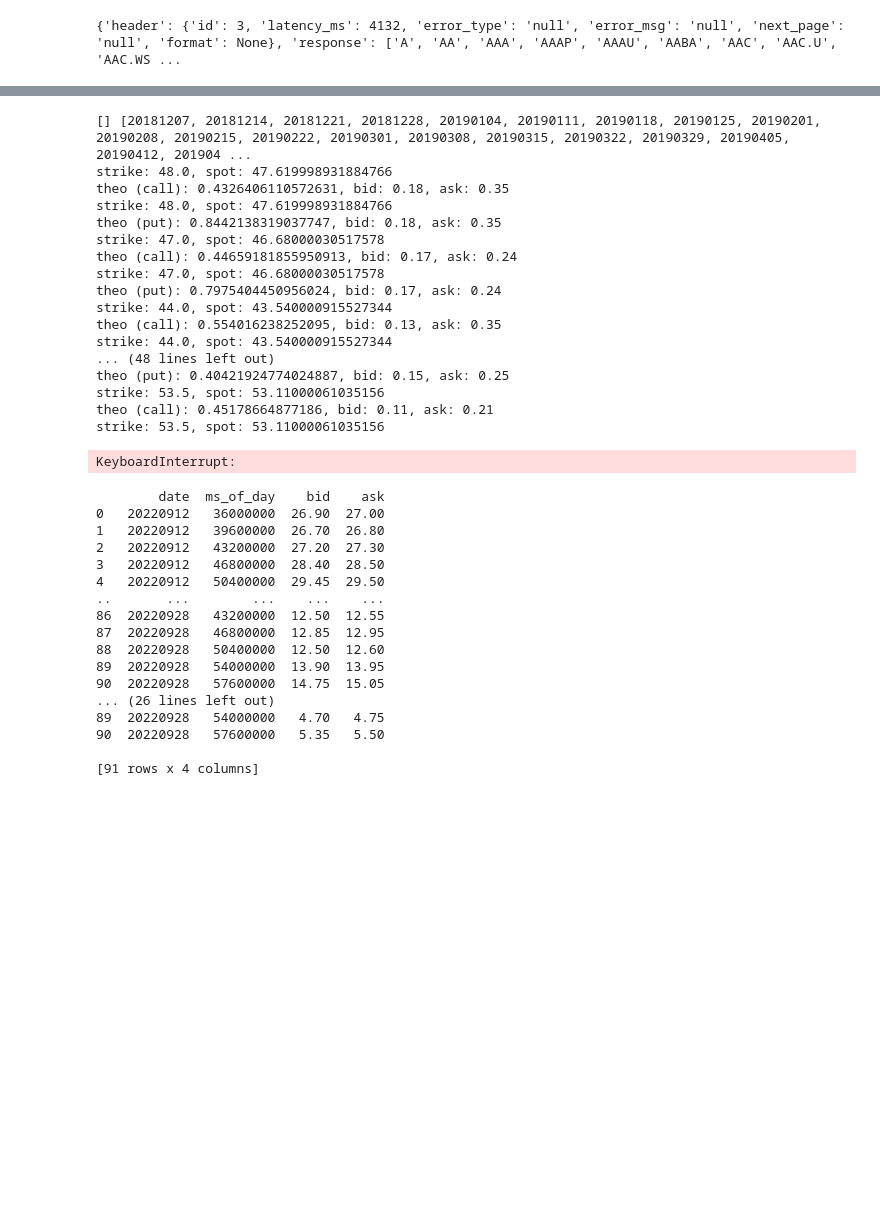
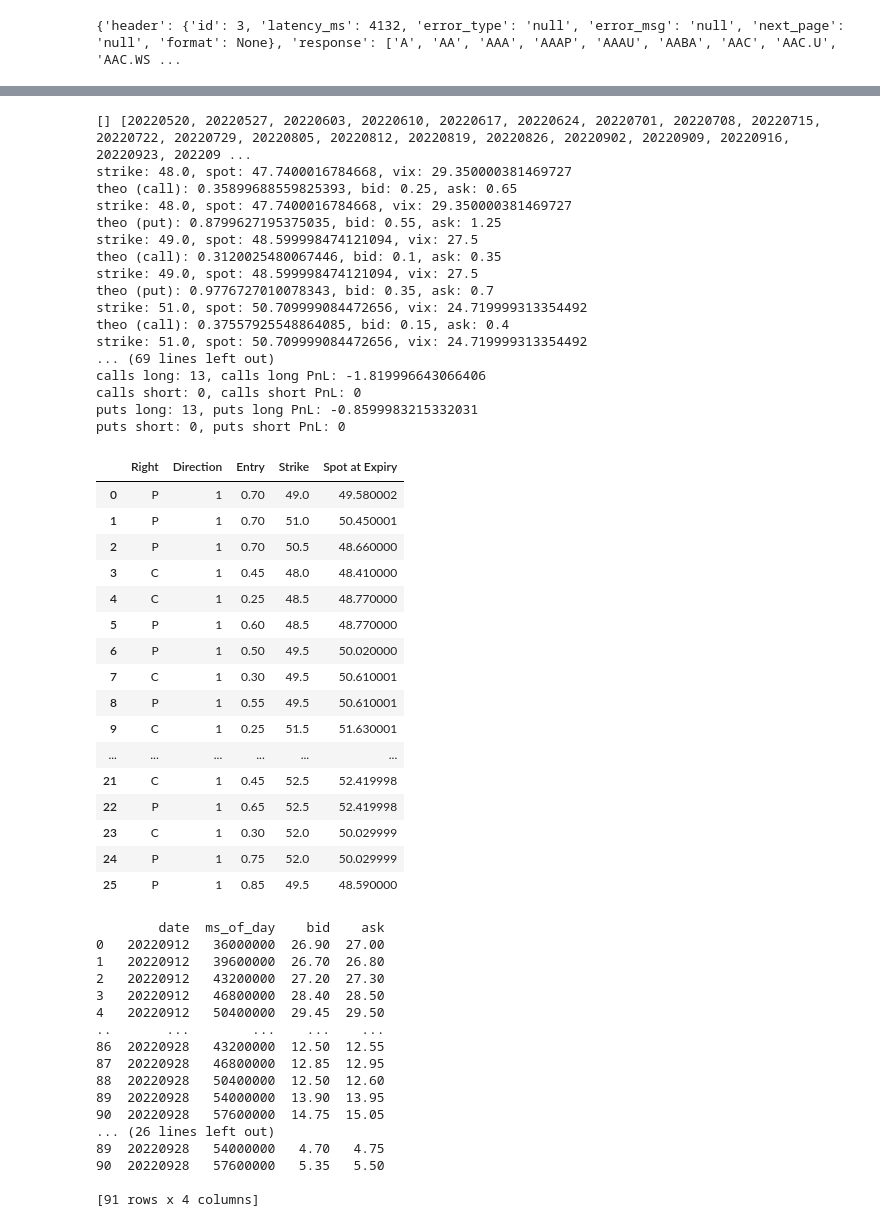
Before and after one commit to xjonwang/gt-trading-club-vix-skew, a Jupyter notebook: roots.ipynb, the cells around one changed output, grey strips where cells are left out. Drawn from its saved outputs; the diff is of its cells as text; code cells hidden in the pictures; blank space fills up the shorter version.

```diff
--- a/roots.ipynb
+++ b/roots.ipynb
@@ -353,9 +273,0 @@ class Model:
-# %%
-class Engine:
-    def __init__(self, root: str, start_date: dt.date):
-        self.pnl = 0
-        self.spot_price = pdr.get_data_yahoo([root], start_date, dt.date.today(), progress=False)['Adj Close']
-
-    def pnl_option_to_expiry(self, entry: float, strike: float, exp: dt.date, right: Right, direction: int):
-        #print(f"direction: {direction}, entry: {entry}, right: {right.value}, strike: {strike}, spot: {self.spot_price[exp.strftime('%Y-%m-%d')]}")
-        self.pnl += direction * (max((int(right==Right.CALL) - int(right==Right.PUT))*(self.spot_price[exp.strftime("%Y-%m-%d")] - strike), 0) - entry)
@@ -365,8 +465,8 @@ flag = False
 svix_expirations = client.get_expirations(root="SVIX")["response"][-280:-250]
 svxy_expirations = client.get_expirations(root="SVXY")["response"][-280:-80]
 print(svix_expirations, svxy_expirations)
-svix_model = Model("SVIX", dt.date(2000, 1, 1))
-svxy_model = Model("SVXY", dt.date(2000, 1, 1))
+#svix_model = Model("SVIX", dt.date(2000, 1, 1))
+#svxy_model = Model("SVXY", dt.date(2000, 1, 1))
 engine = Engine("SVXY", dt.date(2000, 1, 1))
 
 svxy_start_dates = []
@@ -397,51 +497,68 @@ for exp, start_date in zip(svxy_expirations, svxy_start_dates):
 
     spot_price = svxy.iloc[0]
     spot_vix = vix.iloc[0]
     index = bisect.bisect_left(strikes, spot_price * 1000)
     try:
         strike_price = strikes[index]
     except:
         strike_price = strikes[index - 1]
     K = strike_price / 1000
 
     try:
         chain_call = wrapper_client.get_chain_over_time(root="SVXY", exp=exp, strike=strike_price, right=Right.CALL, ivl=3600000, start_date=start_date, end_date=start_date)
         chain_put = wrapper_client.get_chain_over_time(root="SVXY", exp=exp, strike=strike_price, right=Right.PUT, ivl=3600000, start_date=start_date, end_date=start_date)
     except:
         continue
 
     last_call = chain_call.iloc[-1]
     last_put = chain_put.iloc[-1]
 
-    call_signal = svxy_model.signal(strike=K, spot=spot_price, bid=last_call["bid"], ask=last_call["ask"], right=Right.CALL, spot_vix=spot_vix, verbose=True)
-    put_signal = svxy_model.signal(strike=K, spot=spot_price, bid=last_put["bid"], ask=last_put["ask"], right=Right.PUT, spot_vix=spot_vix, verbose=True)
+    call_signal = svxy_model.signal(strike=K, spot=spot_price, bid=last_call["bid"], ask=last_call["ask"], right=Right.CALL, spot_vix=spot_vix)
+    put_signal = svxy_model.signal(strike=K, spot=spot_price, bid=last_put["bid"], ask=last_put["ask"], right=Right.PUT, spot_vix=spot_vix)
     if flag: print(f"SVXY {exp} {strike_price} {call_signal} {put_signal}")
     if call_signal == 1:
         engine.pnl_option_to_expiry(entry=last_call["ask"], strike=K, exp=exp_datetime, right=Right.CALL, direction=1)
     elif call_signal == -1:
         engine.pnl_option_to_expiry(entry=last_call["bid"], strike=K, exp=exp_datetime, right=Right.CALL, direction=-1)
     if put_signal == 1:
         engine.pnl_option_to_expiry(entry=last_put["ask"], strike=K, exp=exp_datetime, right=Right.PUT, direction=1)
     elif put_signal == -1:
         engine.pnl_option_to_expiry(entry=last_put["bid"], strike=K, exp=exp_datetime, right=Right.PUT, direction=-1)
 
-print(engine.pnl)
+engine.print_pnl()
+engine.get_trades()
 # %% [output]
-[] [20181207, 20181214, 20181221, 20181228, 20190104, 20190111, 20190118, 20190125, 20190201, 20190208, 20190215, 20190222, 20190301, 20190308, 20190315, 20190322, 20190329, 20190405, 20190412, 201904 ...
-strike: 48.0, spot: 47.619998931884766
-theo (call): 0.4326406110572631, bid: 0.18, ask: 0.35
-strike: 48.0, spot: 47.619998931884766
-theo (put): 0.8442138319037747, bid: 0.18, ask: 0.35
-strike: 47.0, spot: 46.68000030517578
-theo (call): 0.44659181855950913, bid: 0.17, ask: 0.24
-strike: 47.0, spot: 46.68000030517578
-theo (put): 0.7975404450956024, bid: 0.17, ask: 0.24
-strike: 44.0, spot: 43.540000915527344
-theo (call): 0.554016238252095, bid: 0.13, ask: 0.35
-strike: 44.0, spot: 43.540000915527344
-... (48 lines left out)
-theo (put): 0.40421924774024887, bid: 0.15, ask: 0.25
-strike: 53.5, spot: 53.11000061035156
-theo (call): 0.45178664877186, bid: 0.11, ask: 0.21
-strike: 53.5, spot: 53.11000061035156
+[] [20220520, 20220527, 20220603, 20220610, 20220617, 20220624, 20220701, 20220708, 20220715, 20220722, 20220729, 20220805, 20220812, 20220819, 20220826, 20220902, 20220909, 20220916, 20220923, 202209 ...
+strike: 48.0, spot: 47.7400016784668, vix: 29.350000381469727
+theo (call): 0.35899688559825393, bid: 0.25, ask: 0.65
+strike: 48.0, spot: 47.7400016784668, vix: 29.350000381469727
+theo (put): 0.8799627195375035, bid: 0.55, ask: 1.25
+strike: 49.0, spot: 48.599998474121094, vix: 27.5
+theo (call): 0.3120025480067446, bid: 0.1, ask: 0.35
+strike: 49.0, spot: 48.599998474121094, vix: 27.5
+theo (put): 0.9776727010078343, bid: 0.35, ask: 0.7
+strike: 51.0, spot: 50.709999084472656, vix: 24.719999313354492
+theo (call): 0.37557925548864085, bid: 0.15, ask: 0.4
+strike: 51.0, spot: 50.709999084472656, vix: 24.719999313354492
+... (69 lines left out)
+calls long: 13, calls long PnL: -1.819996643066406
+calls short: 0, calls short PnL: 0
+puts long: 13, puts long PnL: -0.8599983215332031
+puts short: 0, puts short PnL: 0
-KeyboardInterrupt:
+|  | Right | Direction | Entry | Strike | Spot at Expiry |
+| 0 | P | 1 | 0.70 | 49.0 | 49.580002 |
+| 1 | P | 1 | 0.70 | 51.0 | 50.450001 |
+| 2 | P | 1 | 0.70 | 50.5 | 48.660000 |
+| 3 | C | 1 | 0.45 | 48.0 | 48.410000 |
+| 4 | C | 1 | 0.25 | 48.5 | 48.770000 |
+| 5 | P | 1 | 0.60 | 48.5 | 48.770000 |
+| 6 | P | 1 | 0.50 | 49.5 | 50.020000 |
+| 7 | C | 1 | 0.30 | 49.5 | 50.610001 |
+| 8 | P | 1 | 0.55 | 49.5 | 50.610001 |
+| 9 | C | 1 | 0.25 | 51.5 | 51.630001 |
+| ... | ... | ... | ... | ... | ... |
+| 21 | C | 1 | 0.45 | 52.5 | 52.419998 |
+| 22 | P | 1 | 0.65 | 52.5 | 52.419998 |
+| 23 | C | 1 | 0.30 | 52.0 | 50.029999 |
+| 24 | P | 1 | 0.75 | 52.0 | 50.029999 |
+| 25 | P | 1 | 0.85 | 49.5 | 48.590000 |
```
Also changed, not shown: parts of 5 cells of this notebook, 3 other files.
